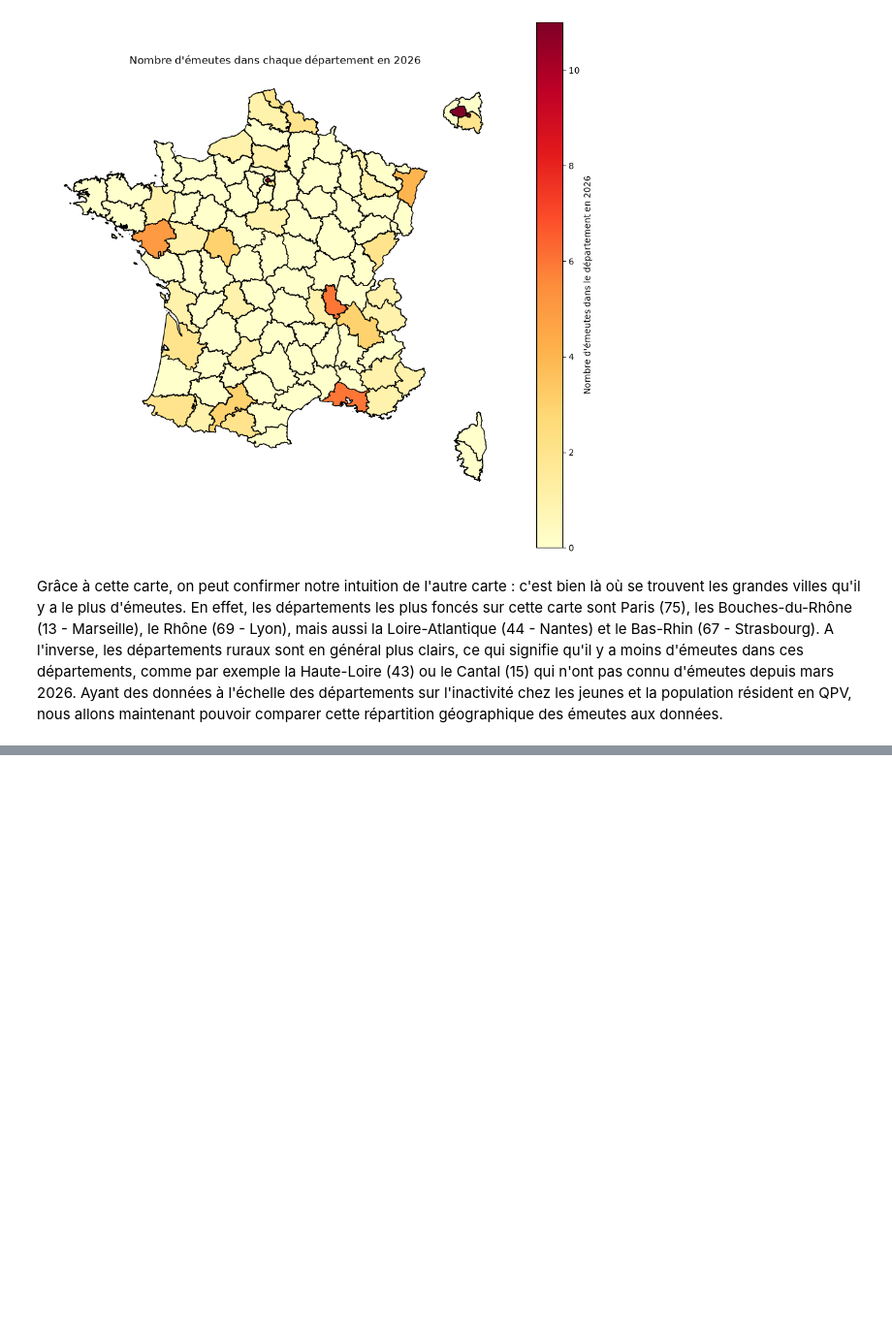
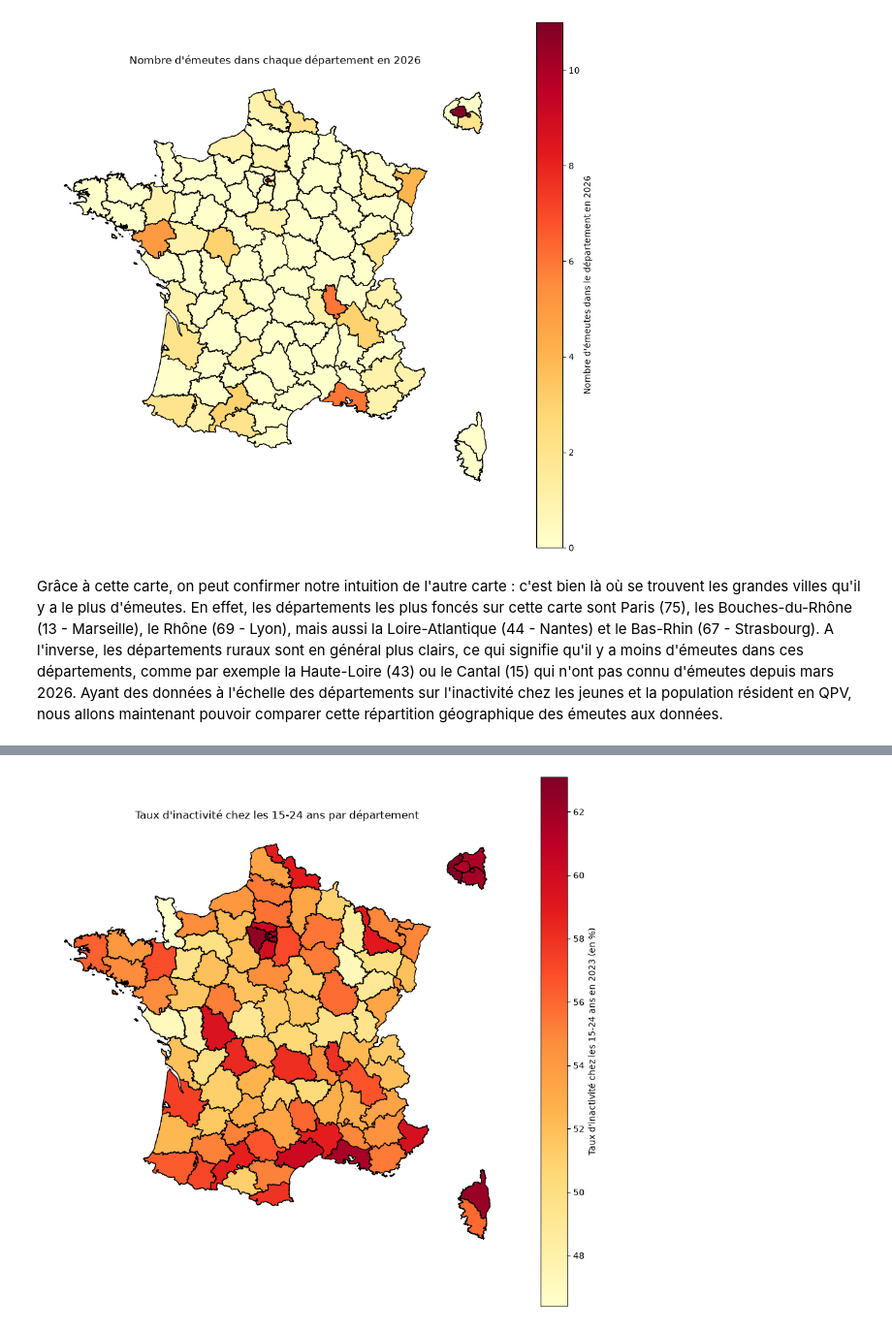
Before and after one commit to mathsomm/Des_chiffres_et_des_emeutes, a Jupyter notebook: notebook_tristan.ipynb, the cells around one changed output, grey strips where cells are left out. Shown at 97% size. Saved outputs shown, nothing was run; the diff lists cells and outputs as text; code cells hidden in the pictures; blank space fills up the shorter version.

```diff
--- a/notebook_tristan.ipynb
+++ b/notebook_tristan.ipynb
@@ -125,0 +130,56 @@ Ayant des données à l'échelle des départements sur l'inactivité chez les je
+# %%
+## Importation du jeu de données
+
+data_inactivité=pd.read_csv("/home/onyxia/Projet_Python_2A/inactivité_data/Départements/inactivité_jeunes_departement.csv", sep=";", dtype={"Code":str})
+#Le code est ici mis en string pour que l'on puisse retirer les Outre-mer dont le code commence par 97
+
+##  Nettoyage
+
+data_inactivité = data_inactivité[~data_inactivité["Code"].str.startswith("97")] #On retire les Outre-mer pour éviter des problèmes avec la carte
+data_inactivité["Taux d'activité des 15-24 ans 2023"] = data_inactivité["Taux d'activité des 15-24 ans 2023"].astype(float)
+#On s'assure que le type des données est numérique pour que l'on puisse faire des calculs dessus
+
+##  Calcul du taux d'inactivité
+
+data_inactivité["Taux d'inactivité chez les jeunes"] = 100-data_inactivité["Taux d'activité des 15-24 ans 2023"]
+
+##  Création d'une carte
+
+url = ("https://minio.lab.sspcloud.fr/projet-cartiflette/production/"
+       "provider=IGN/dataset_family=ADMINEXPRESS/"
+       "source=EXPRESS-COG-CARTO-TERRITOIRE/year=2022/"
+       "administrative_level=DEPARTEMENT/crs=4326/FRANCE_ENTIERE=France/"
+       "vectorfile_format=geojson/territory=metropole/simplification=50/raw.geojson")
+#J'ai visiblement un problème avec cartiflette pour faire le fond de carte, je lis donc le fichier avec geopandas
+
+departements=gpd.read_file(url)
+
+departements = departements[~departements["INSEE_DEP"].str.startswith("97")] #On retire les Outre-Mer pour ne pas avoir de problème avec la projection
+departements = departements.to_crs(2154) #On passe en projection Lambert 93
+
+carte = departements.merge(data_inactivité, left_on="INSEE_DEP", right_on="Code", how="left")
+
+petite_couronne = carte[carte["INSEE_DEP"].isin(["75", "92", "93", "94"])]
+
+var = "Taux d'inactivité chez les jeunes"
+
+vmin = carte[var].min()
+vmax = carte[var].max()
+
+fig = plt.figure(figsize=(16,10))
+
+ax1 = fig.add_axes([0.03, 0.08, 0.58, 0.84])
+ax2 = fig.add_axes([0.35, 0.65, 0.20, 0.25])
+
+xmin, ymin, xmax, ymax = petite_couronne.total_bounds
+ax2.set_xlim(xmin-50000, xmax+50000)
+ax2.set_ylim(ymin-50000, ymax+50000)
+
+graphe = carte.plot(column=var, ax=ax1, cmap="YlOrRd", vmin=vmin, vmax=vmax, edgecolor="black", legend=True, legend_kwds={"label":"Taux d'inactivité chez les 15-24 ans en 2023 (en %)"})
+graphe.set_axis_off()
+graphe.set_title("Taux d'inactivité chez les 15-24 ans par département")
+petite_couronne.plot(column=var, ax=ax2, cmap="YlOrRd", vmin=vmin, vmax=vmax, edgecolor="black" )
+ax2.set_axis_off()
+plt.show()
+# %% [output]
+[figure, added]
```
Also changed, not shown: parts of 13 cells of this notebook.
